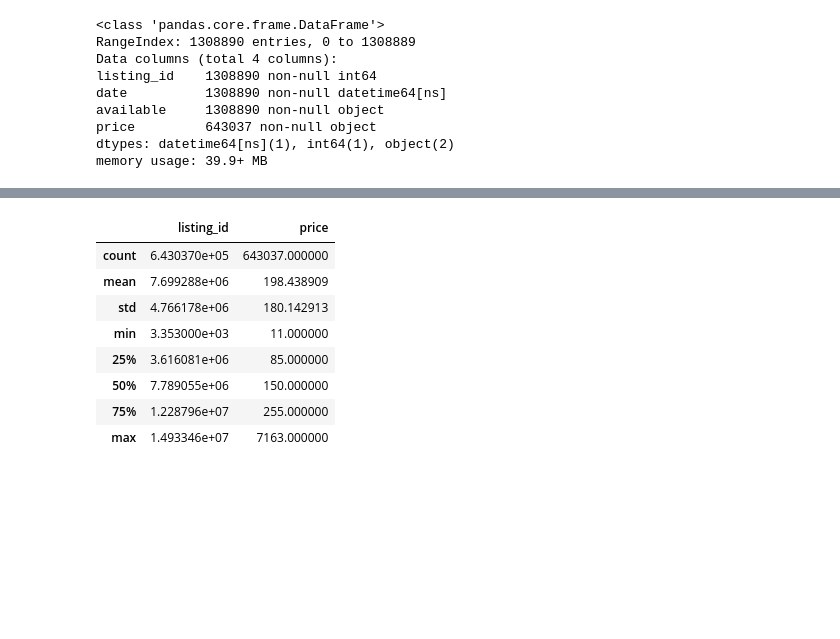
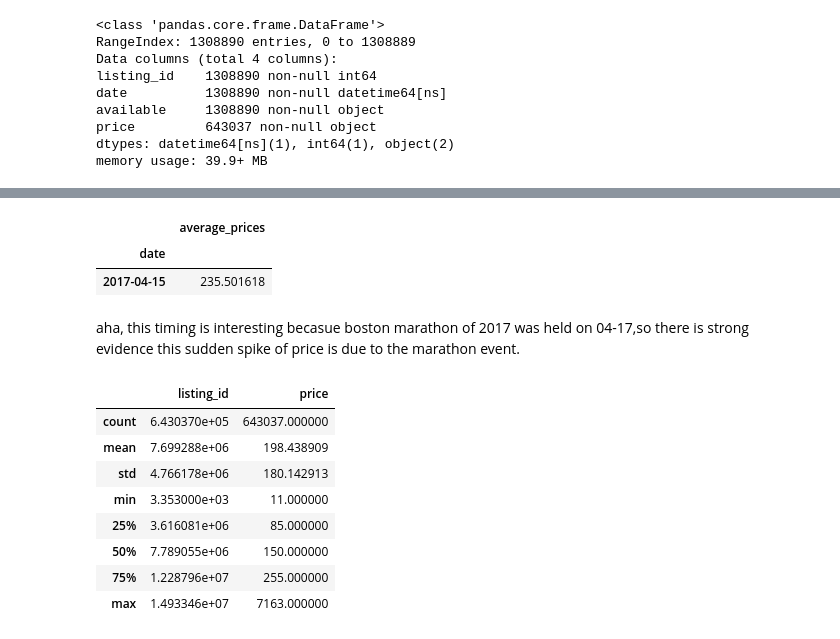
Before and after one commit to haataa/airbnb_finding, a Jupyter notebook: airbnb_finding.ipynb, the cells around one changed output, grey strips where cells are left out. Cells and saved outputs as stored; diff of their text form; code cells hidden in the pictures; blank space fills up the shorter version.

```diff
--- a/airbnb_finding.ipynb
+++ b/airbnb_finding.ipynb
@@ -155,3 +159,13 @@ sns.lineplot(data=average_price_bs)
+# %%
+# take a closer look at the price spike before 05/2017
+average_price_bs_sub = average_price_bs[average_price_bs.index > '2017-03-1']
+average_price_bs_sub[average_price_bs_sub.average_prices == max(average_price_bs_sub.average_prices)]
+# %% [output]
+|  | average_prices |
+| date |  |
+| 2017-04-15 | 235.501618 |
+# %% [markdown]
+aha, this timing is interesting becasue boston marathon of 2017 was held on 04-17,so there is strong evidence this sudden spike of price is due to the marathon event.
 # %%
 # check general price distribution
 bs_calendar_open.describe()
```
Also changed, not shown: parts of 10 cells of this notebook.
